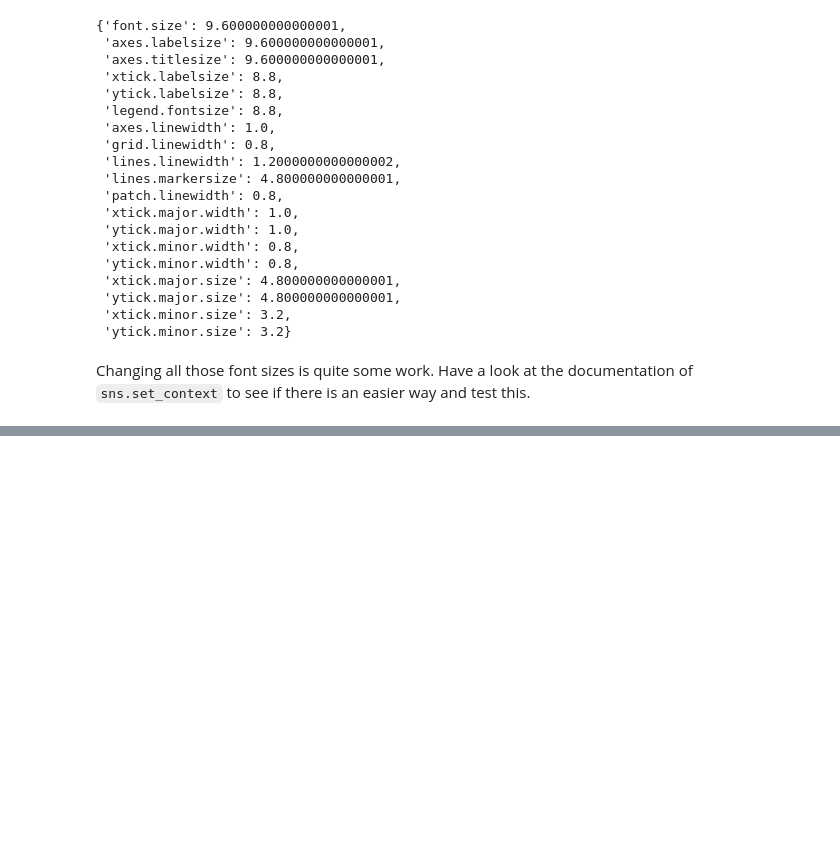
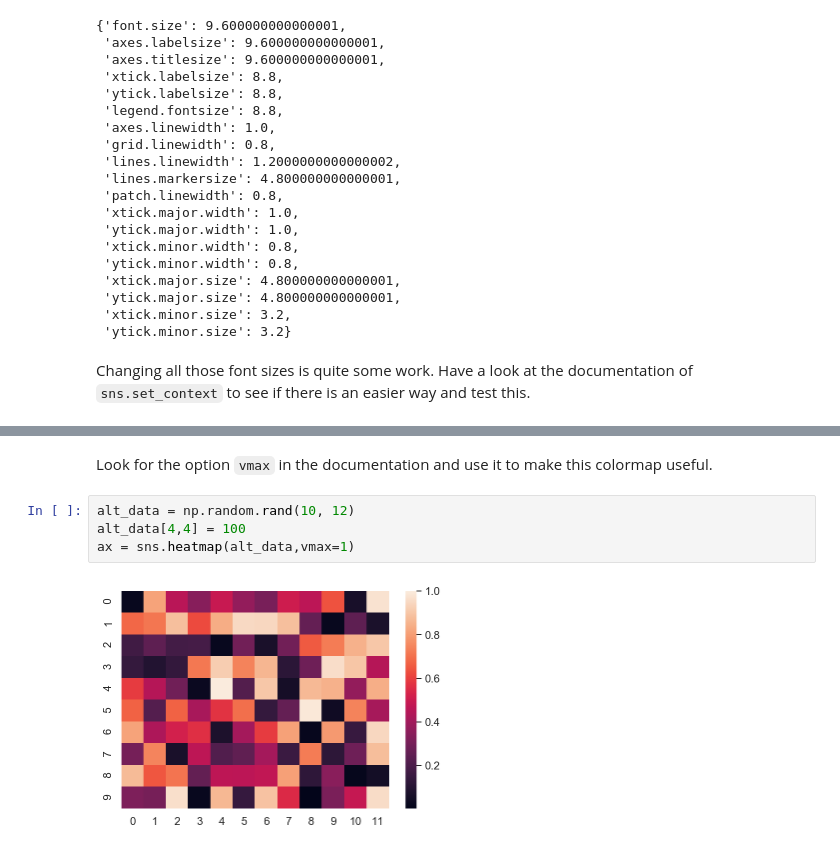
Before and after one commit to lacdr-tox/basic-programming-in-drug-discovery, a Jupyter notebook: python/exercises/4.1 Advanced plotting - aesthetics.ipynb, the cells around one changed output, grey strips where cells are left out. Drawn from its saved outputs; the diff is of its cells as text; blank space fills up the shorter version.

```diff
--- a/python/exercises/4.1 Advanced plotting - aesthetics.ipynb
+++ b/python/exercises/4.1 Advanced plotting - aesthetics.ipynb
@@ -357,0 +383,8 @@ Changing all those font sizes is quite some work. Have a look at the documentati
+# %% [markdown]
+Look for the option `vmax` in the documentation and use it to make this colormap useful.
+# %%
+alt_data = np.random.rand(10, 12)
+alt_data[4,4] = 100
+ax = sns.heatmap(alt_data,vmax=1)
+# %% [output]
+[figure, added]
```
Also changed, not shown: parts of 9 cells of this notebook.
